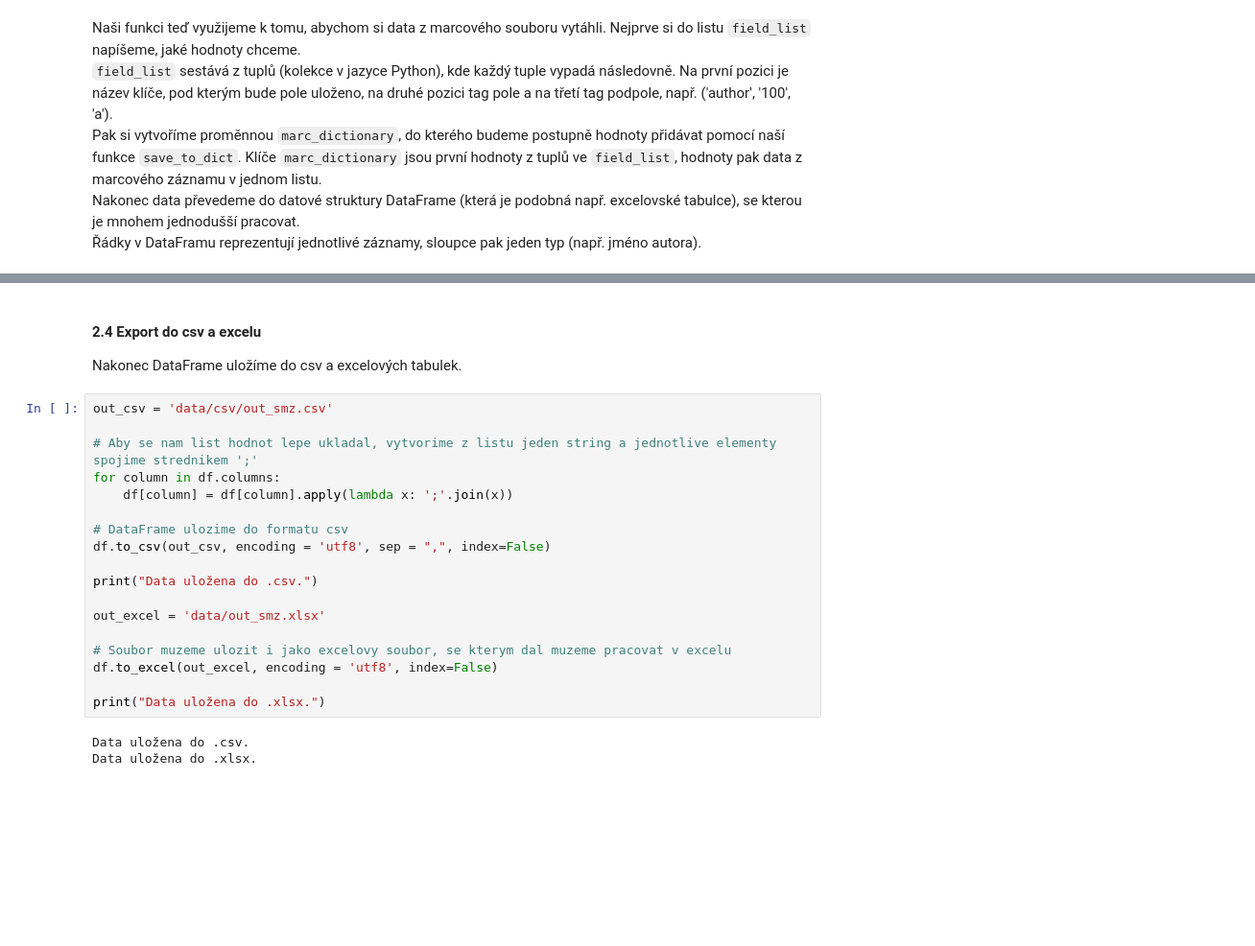
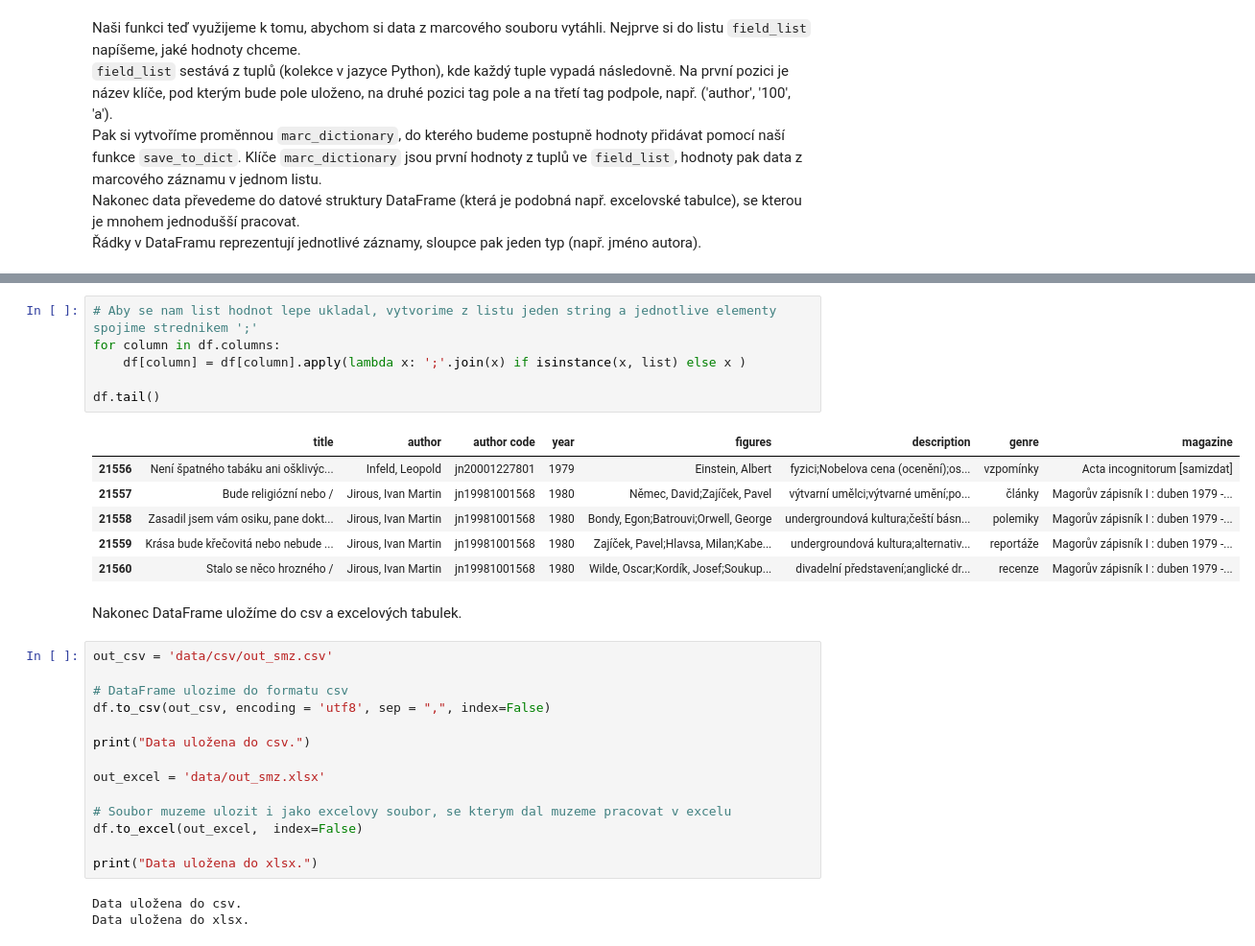
Before and after one commit to panuscha/DH-data-process, a Jupyter notebook: explore_data.ipynb, the cells around one changed output, grey strips where cells are left out. Shown at 96% size. Cells and saved outputs as stored; diff of their text form; blank space fills up the shorter version.

```diff
--- a/explore_data.ipynb
+++ b/explore_data.ipynb
@@ -351,25 +341,32 @@ df.tail()
+# %%
+# Aby se nam list hodnot lepe ukladal, vytvorime z listu jeden string a jednotlive elementy spojime strednikem ';'
+for column in df.columns:
+    df[column] = df[column].apply(lambda x: ';'.join(x) if isinstance(x, list) else x )
+
+df.tail()
+# %% [output]
+|  | title | author | author code | year | figures | description | genre | magazine |
+| 21556 | Není špatného tabáku ani ošklivýc... | Infeld, Leopold | jn20001227801 | 1979 | Einstein, Albert | fyzici;Nobelova cena (ocenění);os... | vzpomínky | Acta incognitorum [samizdat] |
+| 21557 | Bude religiózní nebo / | Jirous, Ivan Martin | jn19981001568 | 1980 | Němec, David;Zajíček, Pavel | výtvarní umělci;výtvarné umění;po... | články | Magorův zápisník I : duben 1979 -... |
+| 21558 | Zasadil jsem vám osiku, pane dokt... | Jirous, Ivan Martin | jn19981001568 | 1980 | Bondy, Egon;Batrouvi;Orwell, George | undergroundová kultura;čeští básn... | polemiky | Magorův zápisník I : duben 1979 -... |
+| 21559 | Krása bude křečovitá nebo nebude ... | Jirous, Ivan Martin | jn19981001568 | 1980 | Zajíček, Pavel;Hlavsa, Milan;Kabe... | undergroundová kultura;alternativ... | reportáže | Magorův zápisník I : duben 1979 -... |
+| 21560 | Stalo se něco hrozného / | Jirous, Ivan Martin | jn19981001568 | 1980 | Wilde, Oscar;Kordík, Josef;Soukup... | divadelní představení;anglické dr... | recenze | Magorův zápisník I : duben 1979 -... |
 # %% [markdown]
-#### 2.4 Export do csv a excelu
-
 Nakonec DataFrame uložíme do csv a excelových tabulek.
 # %%
 out_csv = 'data/csv/out_smz.csv'
-
-# Aby se nam list hodnot lepe ukladal, vytvorime z listu jeden string a jednotlive elementy spojime strednikem ';'
-for column in df.columns:
-    df[column] = df[column].apply(lambda x: ';'.join(x))
 
 # DataFrame ulozime do formatu csv
 df.to_csv(out_csv, encoding = 'utf8', sep = ",", index=False)
 
-print("Data uložena do .csv.")
+print("Data uložena do csv.")
 
 out_excel = 'data/out_smz.xlsx'
 
 # Soubor muzeme ulozit i jako excelovy soubor, se kterym dal muzeme pracovat v excelu
-df.to_excel(out_excel, encoding = 'utf8', index=False)
+df.to_excel(out_excel,  index=False)
 
-print("Data uložena do .xlsx.")
+print("Data uložena do xlsx.")
 # %% [output]
-Data uložena do .csv.
-Data uložena do .xlsx.
+Data uložena do csv.
+Data uložena do xlsx.
```
Also changed, not shown: parts of 8 cells of this notebook, 4 other files.
